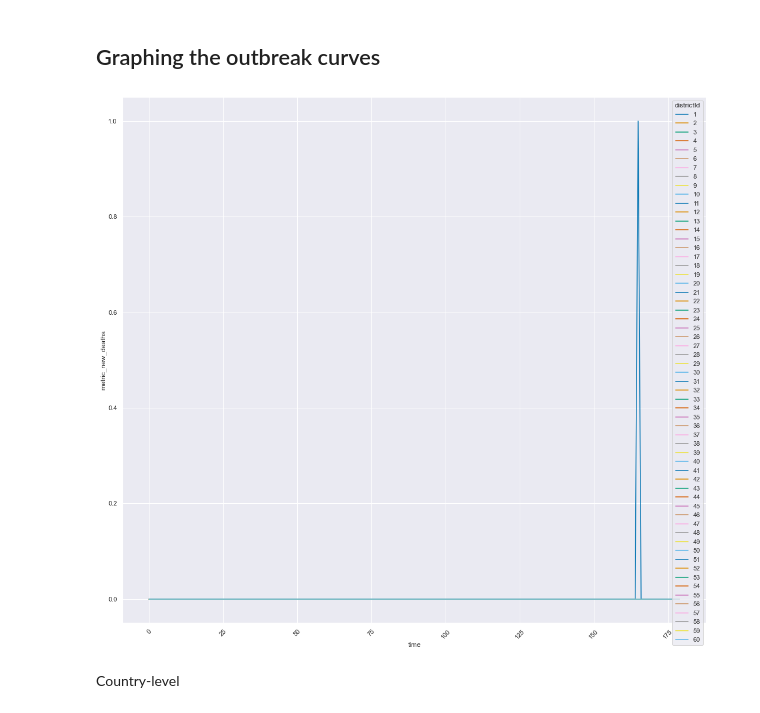
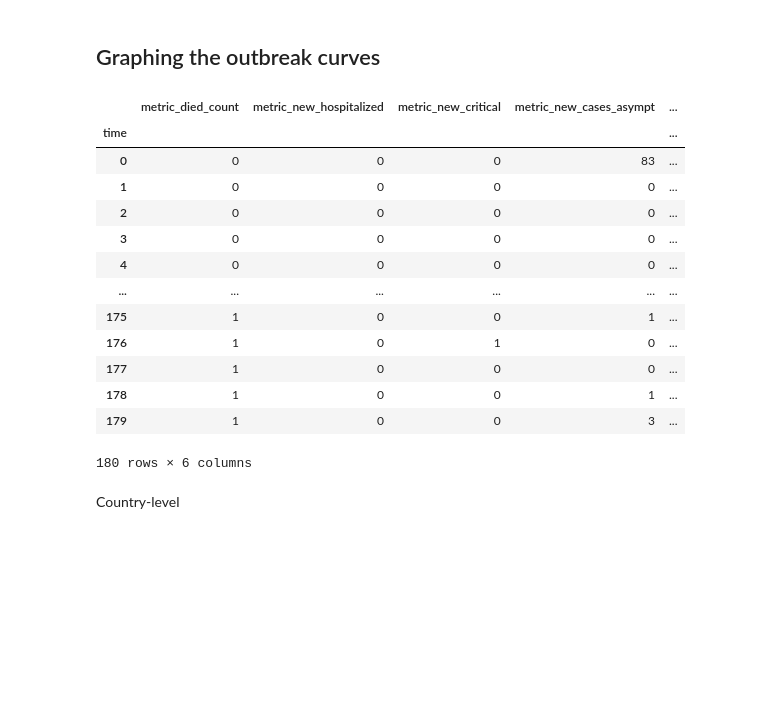
Before and after one commit to dime-worldbank/Disease-Modelling-SSA, a Jupyter notebook: notebooks/JavaOutputProcessing.ipynb, the cells around one changed output. Saved outputs shown, nothing was run; the diff lists cells and outputs as text; code cells hidden in the pictures; blank space fills up the shorter version.

```diff
--- a/notebooks/JavaOutputProcessing.ipynb
+++ b/notebooks/JavaOutputProcessing.ipynb
@@ -75,33 +75,27 @@ sum(r_data['metric_new_cases_sympt'])
 672
 # %% [markdown]
 ## Graphing the outbreak curves
-# %%
-#sns.scatterplot(
-fig, ax = plt.subplots (figsize = (15,15))
-sns.lineplot(
-             x="time",
-             y="metric_new_deaths",
-             #y="metric_new_hospitalized",
-             #y="metric_new_cases_sympt",
-             palette="colorblind",
-             hue="districtId",
-             ax = ax,
-             data=r_data#,
-#            legend=False
-            )#.legend(bbox_to_anchor= (1.03, 1) )
-
-#ax.set_title('New Deaths', fontsize=20)
-#ax.set_ylabel('Number of deaths')
-#ax.legend(fontsize=10, title_fontsize=30, loc='upper left')
-#ax.yaxis.set_major_formatter(mpl.ticker.StrMethodFormatter('{x:,.0f}'))
-
-#ax.patch.set_alpha(0)
-# ax.axes.get_xaxis().set_visible(False)
-# ax.axes.get_yaxis().set_visible(False)
-plt.xticks(rotation=45)
-plt.tight_layout()
-# %% [output]
-[figure, removed]
+# %%
+r_cum = r_data.groupby('time').agg({'metric_died_count': 'max', 'metric_new_hospitalized': 'sum',
+                                    'metric_new_critical': 'sum', 'metric_new_cases_asympt': 'sum',
+                                    'metric_new_cases_sympt': 'sum'})
+r_cum["index"] = r_cum.index
+r_cum
+# %% [output]
+|  | metric_died_count | metric_new_hospitalized | metric_new_critical | metric_new_cases_asympt | ... |
+| time |  |  |  |  | ... |
+| 0 | 0 | 0 | 0 | 83 | ... |
+| 1 | 0 | 0 | 0 | 0 | ... |
+| 2 | 0 | 0 | 0 | 0 | ... |
+| 3 | 0 | 0 | 0 | 0 | ... |
+| 4 | 0 | 0 | 0 | 0 | ... |
+| ... | ... | ... | ... | ... | ... |
+| 175 | 1 | 0 | 0 | 1 | ... |
+| 176 | 1 | 0 | 1 | 0 | ... |
+| 177 | 1 | 0 | 0 | 0 | ... |
+| 178 | 1 | 0 | 0 | 1 | ... |
+| 179 | 1 | 0 | 0 | 3 | ... |
+180 rows × 6 columns
 # %% [markdown]
 Country-level
 # %%
```
Also changed, not shown: parts of 2 cells of this notebook, 21 other files.
